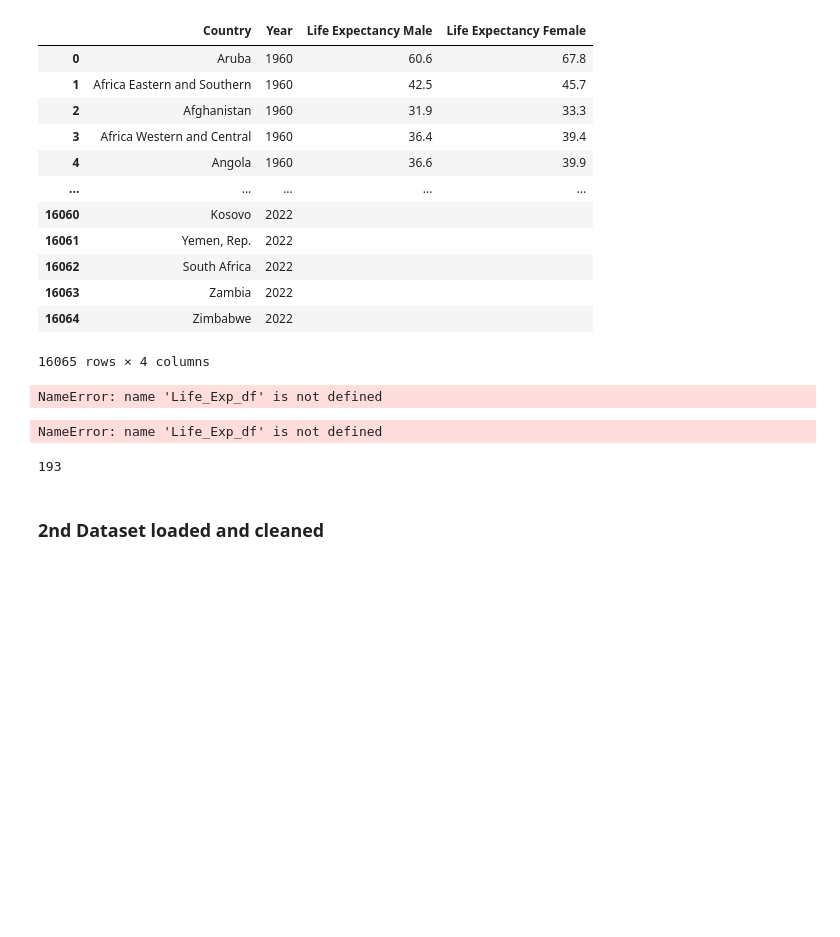
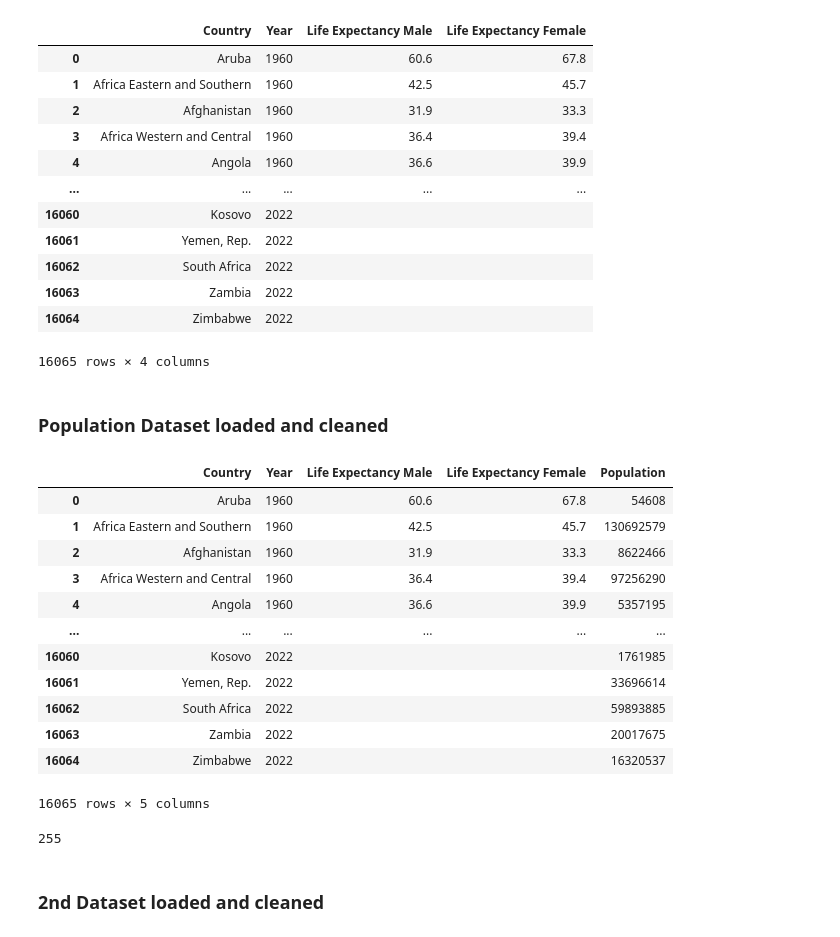
Before and after one commit to JNorthData/Life_Expectancy, a Jupyter notebook: life-expectancy.ipynb, the cells around one changed output. Saved outputs shown, nothing was run; the diff lists cells and outputs as text; code cells hidden in the pictures; blank space fills up the shorter version.

Commit message:
Population data added

```diff
--- a/life-expectancy.ipynb
+++ b/life-expectancy.ipynb
@@ -43,25 +43,37 @@ Life_Exp_df
 | 16063 | Zambia | 2022 |  |  |
 | 16064 | Zimbabwe | 2022 |  |  |
 16065 rows × 4 columns
-# %%
-# Remove excess decimal places
-Life_Exp_df['GDP'] = Life_Exp_df['GDP'].round(2)
-
-Life_Exp_df
-# %% [output]
-NameError: name 'Life_Exp_df' is not defined
-# %%
-# Reduce original dataframe to relevant columns only
-Life_Exp_Core_df = Life_Exp_df[['Life Expectancy', 'Year', 'Country', 'GDP', 'Population', 'BMI']]
-
-Life_Exp_Core_df.tail()
-# %% [output]
-NameError: name 'Life_Exp_df' is not defined
+# %% [markdown]
+### Population Dataset loaded and cleaned
+# %%
+Population_df = pd.read_csv('Resources/WHO Population.csv')
+
+# Columns need to be converted to row data
+Population_df = pd.melt(Population_df, id_vars = 'Country', var_name = 'Year', value_name = 'Population')
+
+# Merge Population with Main dataset
+Life_Exp_df = pd.merge(Life_Exp_df, Population_df, on = ['Country', 'Year'])
+
+Life_Exp_df
+# %% [output]
+|  | Country | Year | Life Expectancy Male | Life Expectancy Female | Population |
+| 0 | Aruba | 1960 | 60.6 | 67.8 | 54608 |
+| 1 | Africa Eastern and Southern | 1960 | 42.5 | 45.7 | 130692579 |
+| 2 | Afghanistan | 1960 | 31.9 | 33.3 | 8622466 |
+| 3 | Africa Western and Central | 1960 | 36.4 | 39.4 | 97256290 |
+| 4 | Angola | 1960 | 36.6 | 39.9 | 5357195 |
+| ... | ... | ... | ... | ... | ... |
+| 16060 | Kosovo | 2022 |  |  | 1761985 |
+| 16061 | Yemen, Rep. | 2022 |  |  | 33696614 |
+| 16062 | South Africa | 2022 |  |  | 59893885 |
+| 16063 | Zambia | 2022 |  |  | 20017675 |
+| 16064 | Zimbabwe | 2022 |  |  | 16320537 |
+16065 rows × 5 columns
 # %%
-# Number of Countries in this dataset
-Life_Exp_Core_df['Country'].nunique()
+# How many countries in dataset?
+Life_Exp_df['Country'].nunique()
 # %% [output]
-193
+255
 # %% [markdown]
 ### 2nd Dataset loaded and cleaned
 # %%
```
Also changed, not shown: parts of 1 cell of this notebook, 3 other files.
